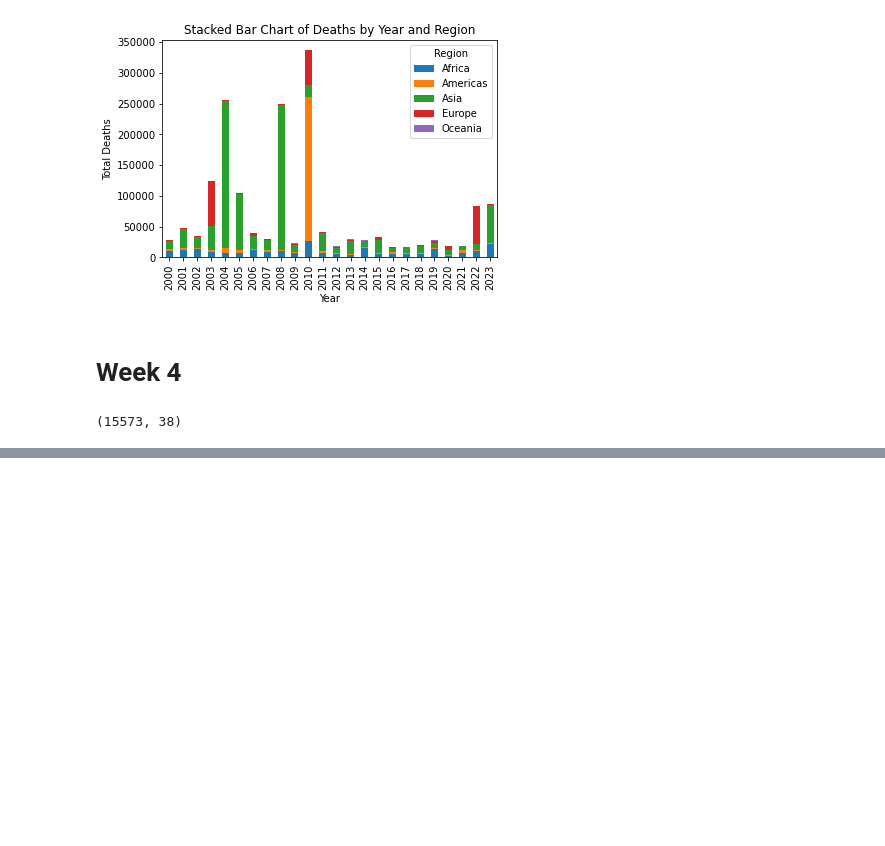
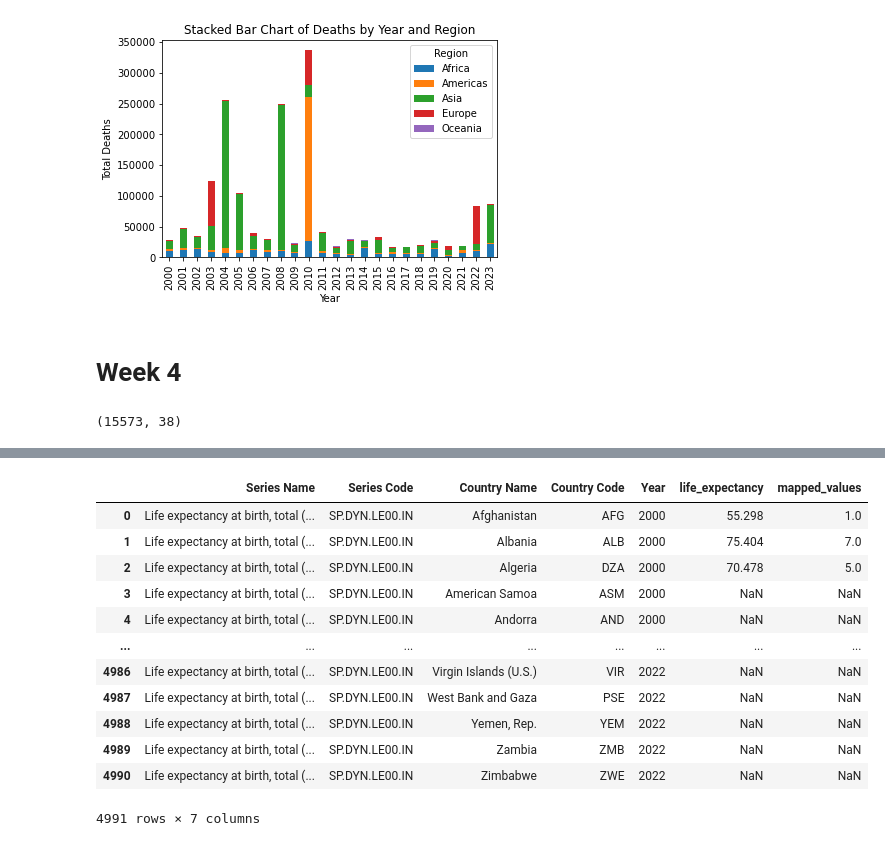
Before and after one commit to harrissamuel/24Spr_-S-Harris-_-disasters-, a Jupyter notebook: Sample_Capstone/code/data_loading/load_data.ipynb, the cells around one changed output, grey strips where cells are left out. Saved outputs shown, nothing was run; the diff lists cells and outputs as text; code cells hidden in the pictures; blank space fills up the shorter version.

```diff
--- a/Sample_Capstone/code/data_loading/load_data.ipynb
+++ b/Sample_Capstone/code/data_loading/load_data.ipynb
@@ -1033,0 +1050,44 @@ file_path = '/Users/samharris/Desktop/Capstone/24Spr_-S-Harris-_-disasters-/Samp
+# %%
+from scipy.stats import percentileofscore
+import numpy as np
+
+def scale_mapper(data):
+    # Convert the column to numeric type
+    data.iloc[:, 5] = pd.to_numeric(data.iloc[:, 5], errors='coerce')
+
+    # Calculate percentiles for non-NaN values
+    valid_values = data.iloc[:, 5].dropna()
+    percentiles = percentileofscore(valid_values, valid_values)
+
+    # Map the percentile rank to a 1 to 10 scale
+    mapped_values = ((percentiles / 10).astype(int)) + 1
+
+    # Create a new column with mapped values
+    data['mapped_values'] = np.nan
+    data.loc[data.iloc[:, 5].notna(), 'mapped_values'] = mapped_values
+
+    # Replace mapped values of 11 with 10
+    data.loc[data['mapped_values'] == 11, 'mapped_values'] = 10
+
+    return data
+# %%
+scale_mapper(gdp)
+scale_mapper(i_mort)
+scale_mapper(electy)
+scale_mapper(pop_den)
+scale_mapper(co2)
+scale_mapper(lf_expect)
+# %% [output]
+|  | Series Name | Series Code | Country Name | Country Code | Year | life_expectancy | mapped_values |
+| 0 | Life expectancy at birth, total (... | SP.DYN.LE00.IN | Afghanistan | AFG | 2000 | 55.298 | 1.0 |
+| 1 | Life expectancy at birth, total (... | SP.DYN.LE00.IN | Albania | ALB | 2000 | 75.404 | 7.0 |
+| 2 | Life expectancy at birth, total (... | SP.DYN.LE00.IN | Algeria | DZA | 2000 | 70.478 | 5.0 |
+| 3 | Life expectancy at birth, total (... | SP.DYN.LE00.IN | American Samoa | ASM | 2000 | NaN | NaN |
+| 4 | Life expectancy at birth, total (... | SP.DYN.LE00.IN | Andorra | AND | 2000 | NaN | NaN |
+| ... | ... | ... | ... | ... | ... | ... | ... |
+| 4986 | Life expectancy at birth, total (... | SP.DYN.LE00.IN | Virgin Islands (U.S.) | VIR | 2022 | NaN | NaN |
+| 4987 | Life expectancy at birth, total (... | SP.DYN.LE00.IN | West Bank and Gaza | PSE | 2022 | NaN | NaN |
+| 4988 | Life expectancy at birth, total (... | SP.DYN.LE00.IN | Yemen, Rep. | YEM | 2022 | NaN | NaN |
+| 4989 | Life expectancy at birth, total (... | SP.DYN.LE00.IN | Zambia | ZMB | 2022 | NaN | NaN |
+| 4990 | Life expectancy at birth, total (... | SP.DYN.LE00.IN | Zimbabwe | ZWE | 2022 | NaN | NaN |
+4991 rows × 7 columns
```
Also changed, not shown: parts of 7 cells of this notebook, 2 other files.
